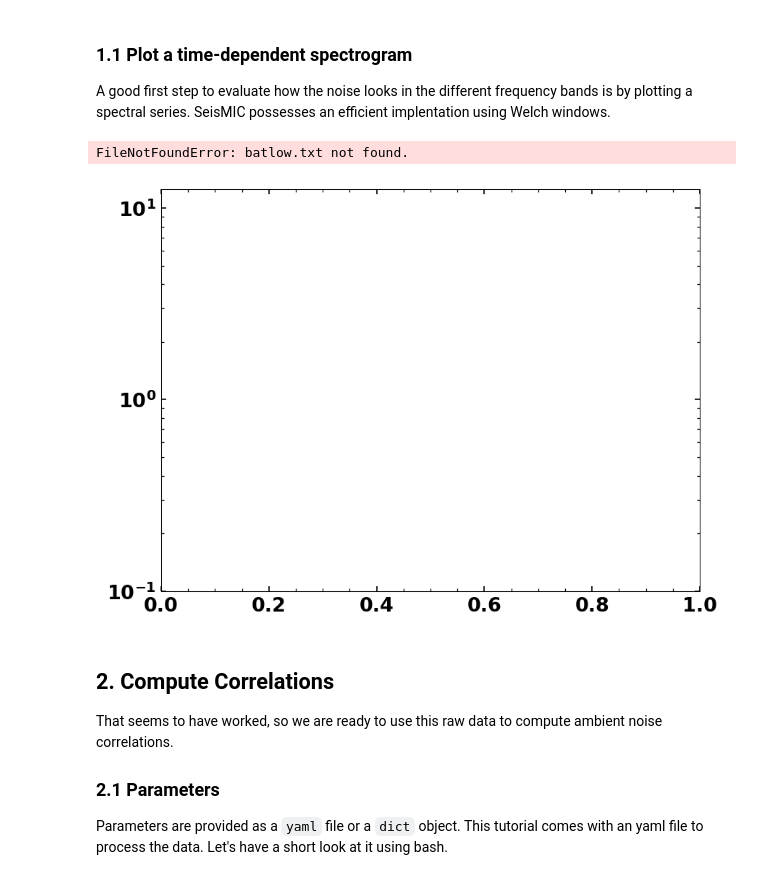
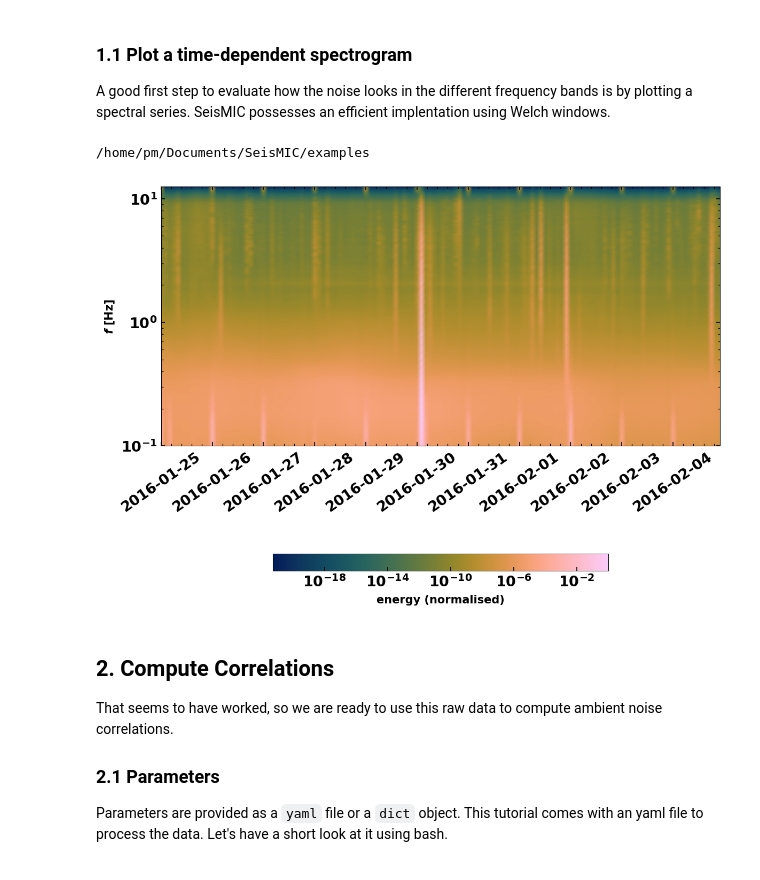
Before and after one commit to PeterMakus/SeisMIC, a Jupyter notebook: examples/tutorial.ipynb, the cells around one changed output. Saved outputs shown, nothing was run; the diff lists cells and outputs as text; code cells hidden in the pictures.

Commit message:
implemented spectral series plot. No test yet. Gotta think about how to test it.

```diff
--- a/examples/tutorial.ipynb
+++ b/examples/tutorial.ipynb
@@ -79,12 +79,14 @@ os.listdir('./data/')
 A good first step to evaluate how the noise looks in the different frequency bands is by plotting a spectral series. SeisMIC possesses an efficient implentation using Welch windows.
 # %%
 from seismic.plot.plot_spectrum import plot_spct_series
+from matplotlib import pyplot as plt
 
 f, t, S = sc.compute_spectrogram('X9', 'IR1', 'HHE', starttime, endtime, 7200)
+fig = plt.figure(figsize=(9, 7))
 plot_spct_series(S, f, t, log_scale=True)
 # %% [output]
-FileNotFoundError: batlow.txt not found.
+/home/pm/Documents/SeisMIC/examples
-[figure, old version]
+[figure, new version]
 # %% [markdown]
 ## 2. Compute Correlations
 That seems to have worked, so we are ready to use this raw data to compute ambient noise correlations.
```
Also changed, not shown: parts of 1 cell of this notebook, 2 other files.
